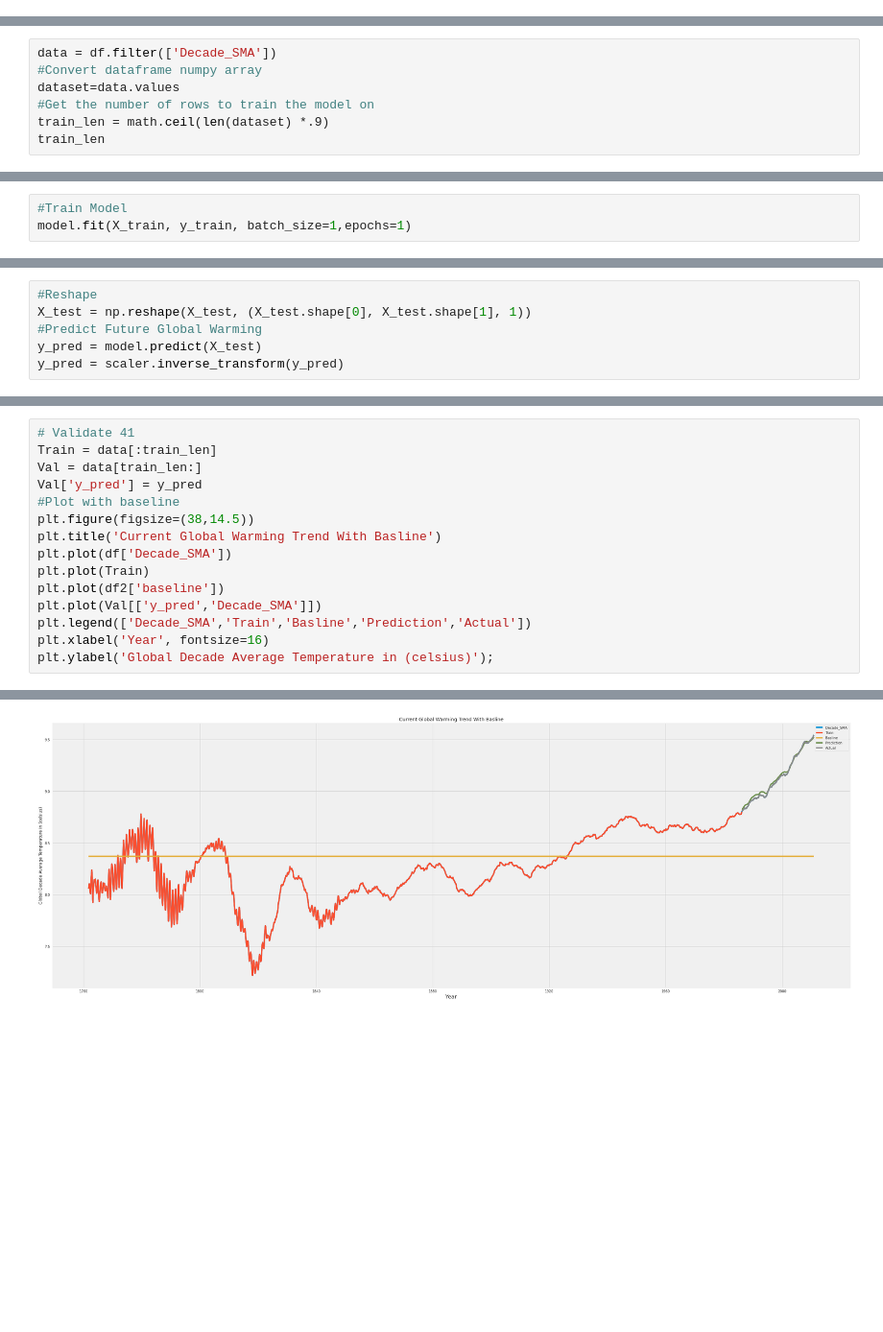
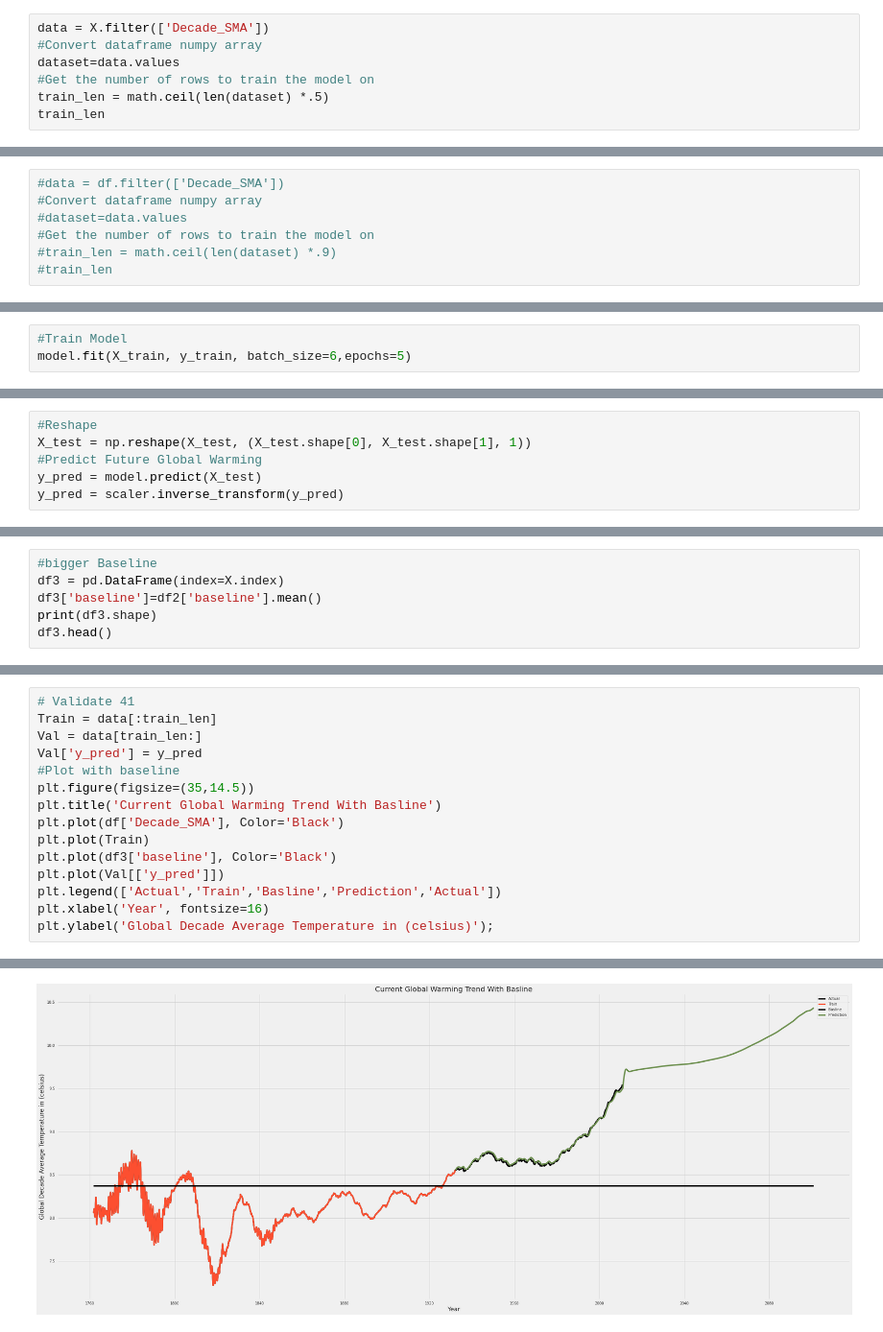
Before and after one commit to John-G-Thomas/Prodjects, a Jupyter notebook: Project_2.ipynb, the cells around one changed output, grey strips where cells are left out. Shown at 96% size. Drawn from its saved outputs; the diff is of its cells as text; blank space fills up the shorter version.

```diff
--- a/Project_2.ipynb
+++ b/Project_2.ipynb
@@ -445,0 +757,7 @@ df.shape
+# %%
+data = X.filter(['Decade_SMA'])
+#Convert dataframe numpy array
+dataset=data.values
+#Get the number of rows to train the model on
+train_len = math.ceil(len(dataset) *.5)
+train_len
@@ -446,7 +766,7 @@ df.shape
 # %%
-data = df.filter(['Decade_SMA'])
+#data = df.filter(['Decade_SMA'])
 #Convert dataframe numpy array
-dataset=data.values
+#dataset=data.values
 #Get the number of rows to train the model on
-train_len = math.ceil(len(dataset) *.9)
-train_len
+#train_len = math.ceil(len(dataset) *.9)
+#train_len
@@ -528,5 +846,5 @@ model.add(Dense(1))
 model.compile(optimizer='adam', loss='mean_squared_error')
 # %%
 #Train Model
-model.fit(X_train, y_train, batch_size=1,epochs=1)
+model.fit(X_train, y_train, batch_size=6,epochs=5)
 # %% [output]
@@ -590,0 +883,6 @@ Val
+# %%
+#bigger Baseline
+df3 = pd.DataFrame(index=X.index)
+df3['baseline']=df2['baseline'].mean()
+print(df3.shape)
+df3.head()
@@ -591,21 +897,21 @@ Val
 # %%
 # Validate 41
 Train = data[:train_len]
 Val = data[train_len:]
 Val['y_pred'] = y_pred
 #Plot with baseline
-plt.figure(figsize=(38,14.5))
+plt.figure(figsize=(35,14.5))
 plt.title('Current Global Warming Trend With Basline')
-plt.plot(df['Decade_SMA'])
+plt.plot(df['Decade_SMA'], Color='Black')
 plt.plot(Train)
-plt.plot(df2['baseline'])
-plt.plot(Val[['y_pred','Decade_SMA']])
-plt.legend(['Decade_SMA','Train','Basline','Prediction','Actual'])
+plt.plot(df3['baseline'], Color='Black')
+plt.plot(Val[['y_pred']])
+plt.legend(['Actual','Train','Basline','Prediction','Actual'])
 plt.xlabel('Year', fontsize=16)
 plt.ylabel('Global Decade Average Temperature in (celsius)');
 # %% [output]
 A value is trying to be set on a copy of a slice from a DataFrame.
 Try using .loc[row_indexer,col_indexer] = value instead
 
 See the caveats in the documentation: https://pandas.pydata.org/pandas-docs/stable/user_guide/indexing.html#returning-a-view-versus-a-copy
-[figure, old version]
+[figure, new version]
```
Also changed, not shown: parts of 53 cells of this notebook.
